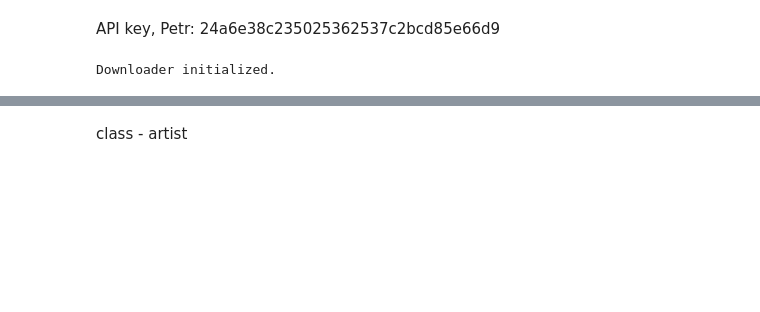
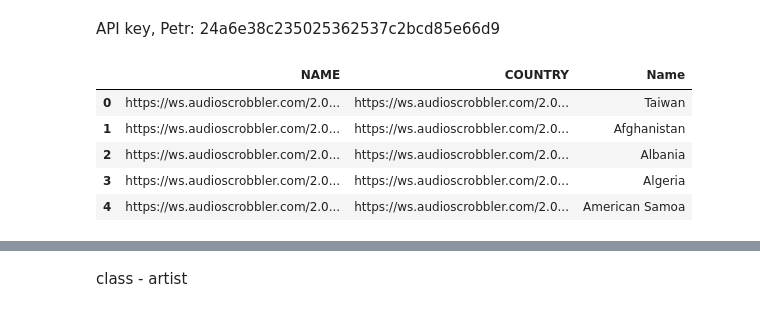
Before and after one commit to petrpham/ScrobblIES, a Jupyter notebook: 1_Scrape.ipynb, the cells around one changed output, grey strips where cells are left out. Saved outputs shown, nothing was run; the diff lists cells and outputs as text; code cells hidden in the pictures; blank space fills up the shorter version.

```diff
--- a/1_Scrape.ipynb
+++ b/1_Scrape.ipynb
@@ -62,4 +89,13 @@ class LastFMDownloader:
-# %%
-portugal = LastFMDownloader()
-# %% [output]
-Downloader initialized.
+# %%
+states = pd.read_csv("countries_cut_one.csv", sep =";", encoding='latin-1')
+rqst_artist = 'https://ws.audioscrobbler.com/2.0/?method=geo.gettopartists&limit=1000&country=' + states + '&api_key=a96a3d9d79f3af63343555c8ba1451f6&format=json'
+
+rqst_artist['Name'] = states['NAME']
+rqst_artist.head()
+# %% [output]
+|  | NAME | COUNTRY | Name |
+| 0 | https://ws.audioscrobbler.com/2.0... | https://ws.audioscrobbler.com/2.0... | Taiwan |
+| 1 | https://ws.audioscrobbler.com/2.0... | https://ws.audioscrobbler.com/2.0... | Afghanistan |
+| 2 | https://ws.audioscrobbler.com/2.0... | https://ws.audioscrobbler.com/2.0... | Albania |
+| 3 | https://ws.audioscrobbler.com/2.0... | https://ws.audioscrobbler.com/2.0... | Algeria |
+| 4 | https://ws.audioscrobbler.com/2.0... | https://ws.audioscrobbler.com/2.0... | American Samoa |
```
Also changed, not shown: parts of 9 cells of this notebook.
